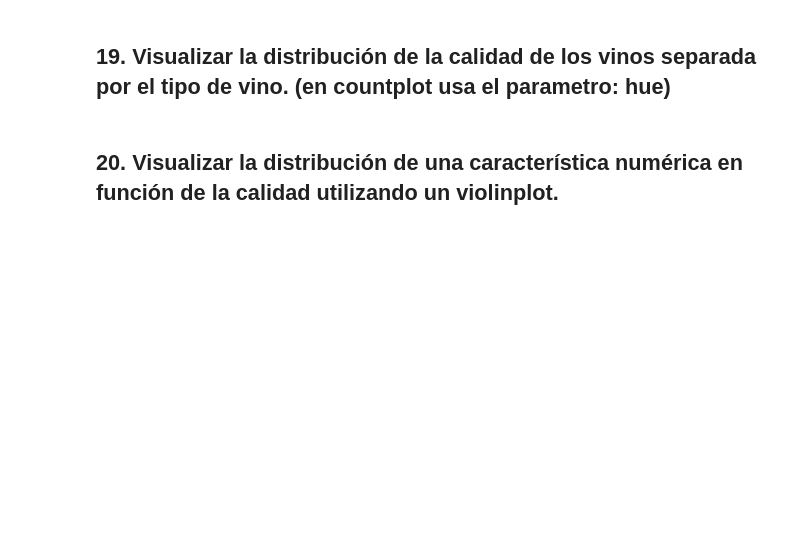
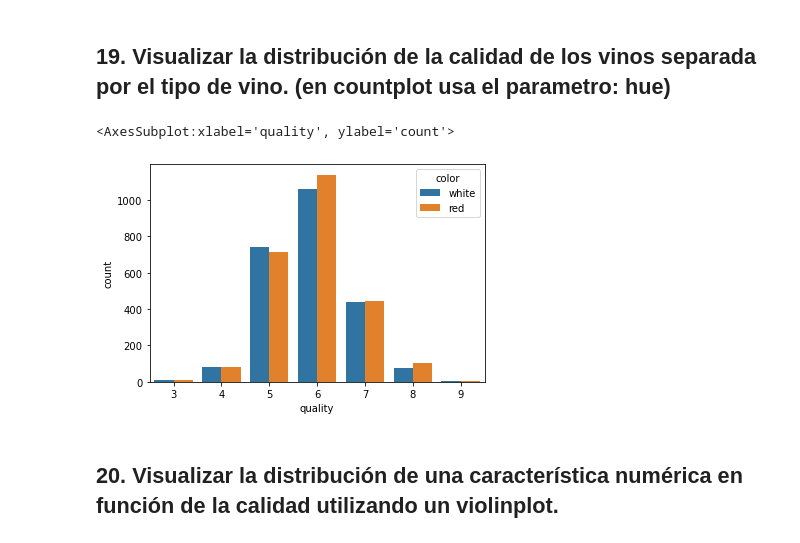
Before and after one commit to LuKaO13/Apuntes, a Jupyter notebook: ejercicios_pandas_5.ipynb, the cells around one changed output. Saved outputs shown, nothing was run; the diff lists cells and outputs as text; code cells hidden in the pictures; blank space fills up the shorter version.

```diff
--- a/ejercicios_pandas_5.ipynb
+++ b/ejercicios_pandas_5.ipynb
@@ -60,4 +237,9 @@ Primero crea una matriz de correlaciones y luego usa la funcion heatmap
 # %% [markdown]
 ## 19. Visualizar la distribución de la calidad de los vinos separada por el tipo de vino. (en countplot usa el parametro: hue)
+# %%
+sns.countplot(data=wine_df, x="quality", hue="color")
+# %% [output]
+<AxesSubplot:xlabel='quality', ylabel='count'>
+[figure, added]
 # %% [markdown]
 ## 20. Visualizar la distribución de una característica numérica en función de la calidad utilizando un violinplot.
```
Also changed, not shown: parts of 51 cells of this notebook.
